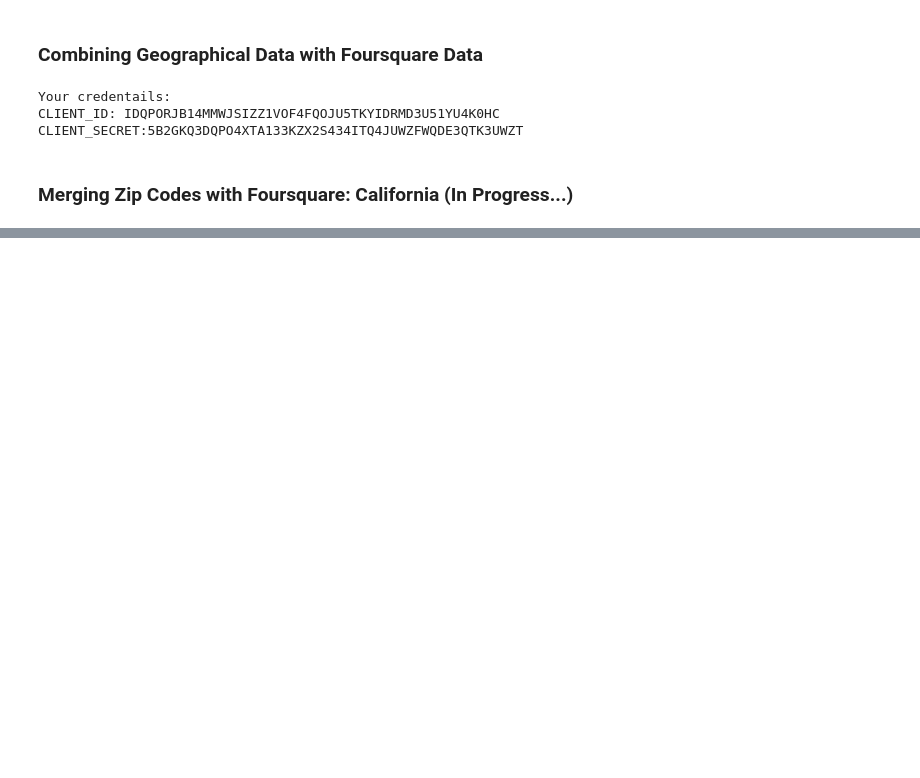
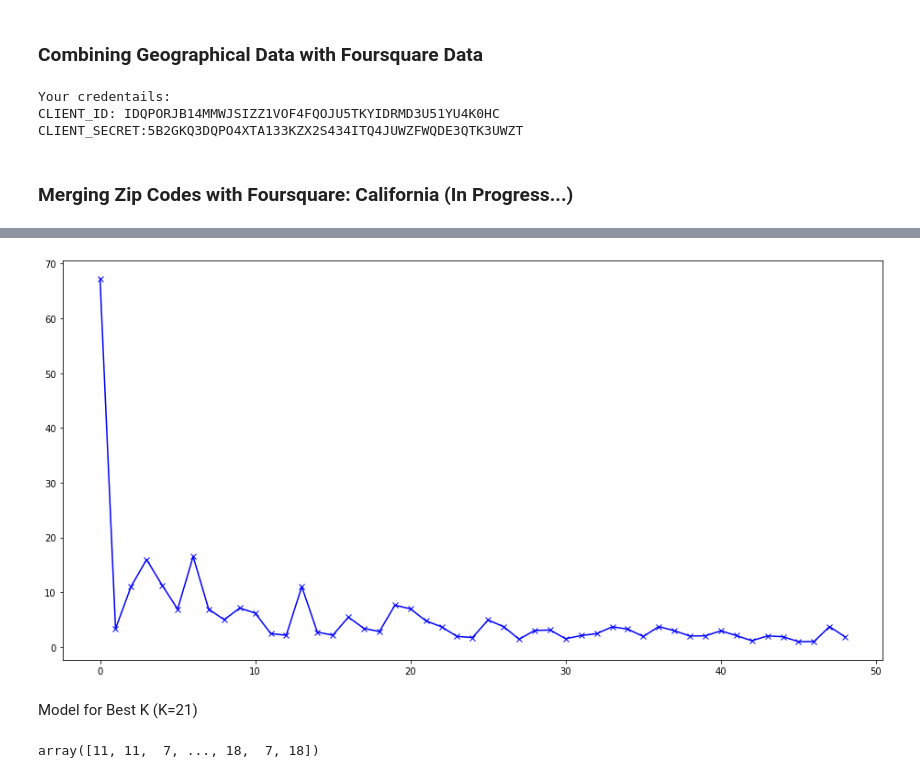
Before and after one commit to orantesm/Coursera_Capstone, a Jupyter notebook: Scripts/data_description.ipynb, the cells around one changed output, grey strips where cells are left out. Cells and saved outputs as stored; diff of their text form; code cells hidden in the pictures; blank space fills up the shorter version.

```diff
--- a/Scripts/data_description.ipynb
+++ b/Scripts/data_description.ipynb
@@ -177,0 +546,19 @@ Total amount of queries: 5193
+# %%
+diffs = []
+for i in range(len(distortions)-1):
+    diffs.append(distortions[i] - distortions[i+1])
+# %%
+plt.figure(figsize=(16,8))
+plt.plot(range(len(distortions)-1),diffs,'bx-')
+plt.show()
+# %% [output]
+[figure, added]
+# %% [markdown]
+Model for Best K (K=21)
+# %%
+BestK = 21
+
+kmeans = KMeans(n_clusters=BestK, random_state=0).fit(ny_grouped_clustering)
+kmeans.labels_
+# %% [output]
+array([11, 11,  7, ..., 18,  7, 18])
```
Also changed, not shown: parts of 108 cells of this notebook, 2 other files.
